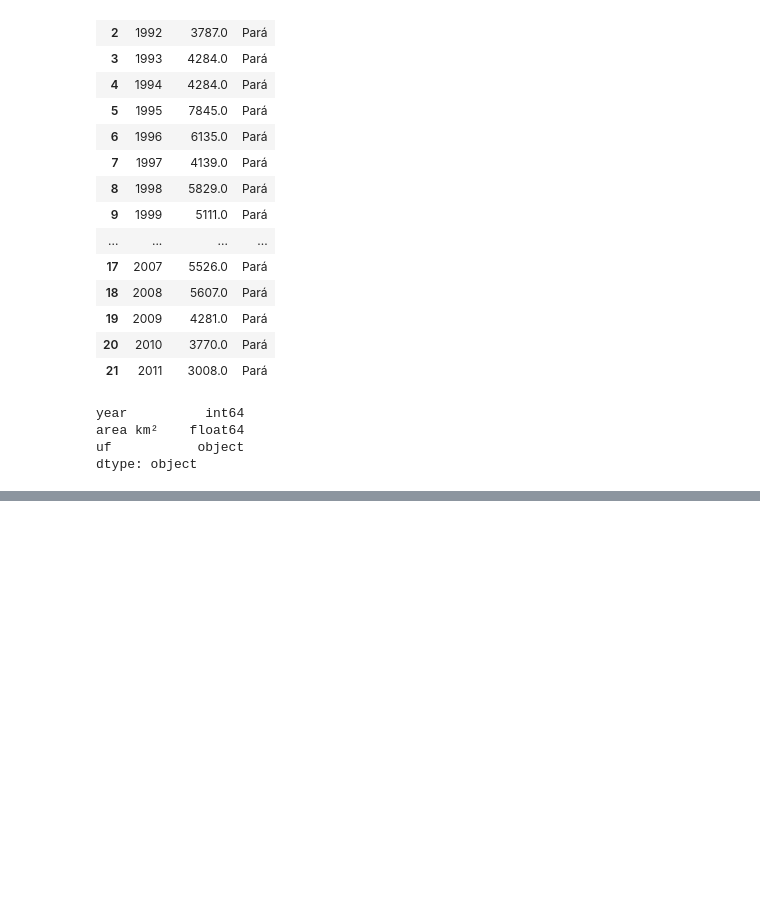
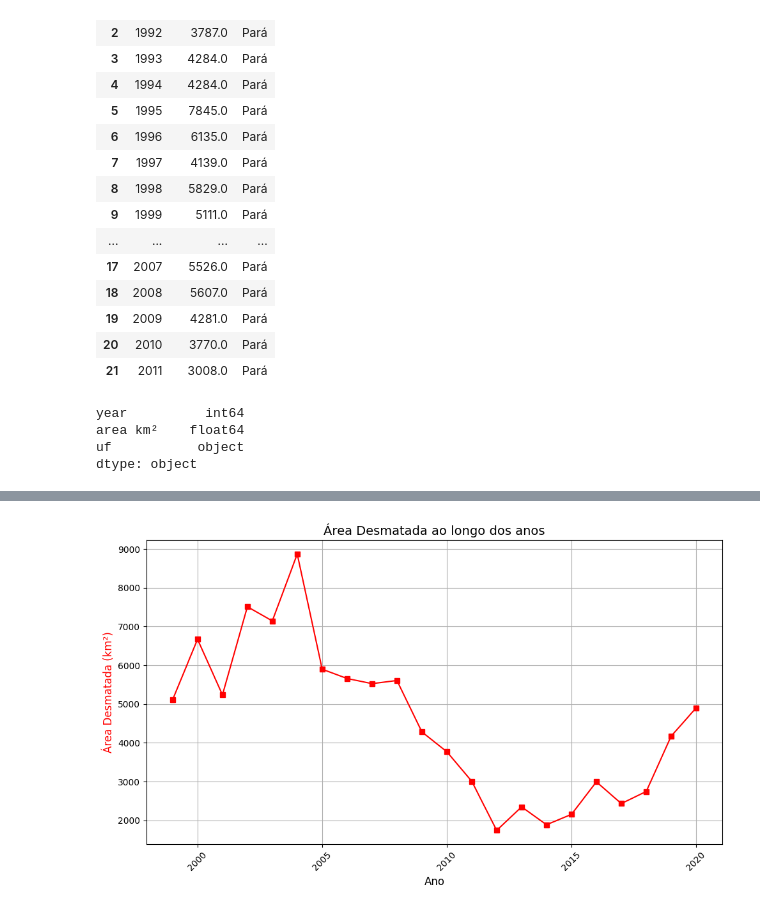
Before and after one commit to LABSensing/LabSesing-case-study, a Jupyter notebook: Impacto-Produção de Milho(R$)-Desmatamento-Pará/index.ipynb, the cells around one changed output, grey strips where cells are left out. Saved outputs shown, nothing was run; the diff lists cells and outputs as text; code cells hidden in the pictures; blank space fills up the shorter version.

```diff
--- a/Impacto-Produção de Milho(R$)-Desmatamento-Pará/index.ipynb
+++ b/Impacto-Produção de Milho(R$)-Desmatamento-Pará/index.ipynb
@@ -235,0 +397,22 @@ Arquivo 'Produção de Milho(R$)-km + desmatamento' foi gerado com sucesso.
+# %%
+# Exibindo as primeiras linhas para verificar os dados
+df_producao_milho_rs_para_km.head()
+
+# Criando o gráfico para o desmatamento
+plt.figure(figsize=(10, 6))
+
+# Plotando o desmatamento (área km²)
+plt.plot(df_producao_milho_rs_para_km['year'], df_producao_milho_rs_para_km['area km²'], marker='s', linestyle='-', color='r')
+
+# Adicionando títulos e rótulos
+plt.title("Área Desmatada ao longo dos anos", fontsize=14)
+plt.xlabel("Ano", fontsize=12)
+plt.ylabel("Área Desmatada (km²)", fontsize=12, color='r')
+plt.grid(True)
+
+# Exibindo o gráfico
+plt.xticks(rotation=45)
+plt.tight_layout()
+plt.show()
+# %% [output]
+[figure, added]
```
Also changed, not shown: parts of 14 cells of this notebook, 1 other file.
